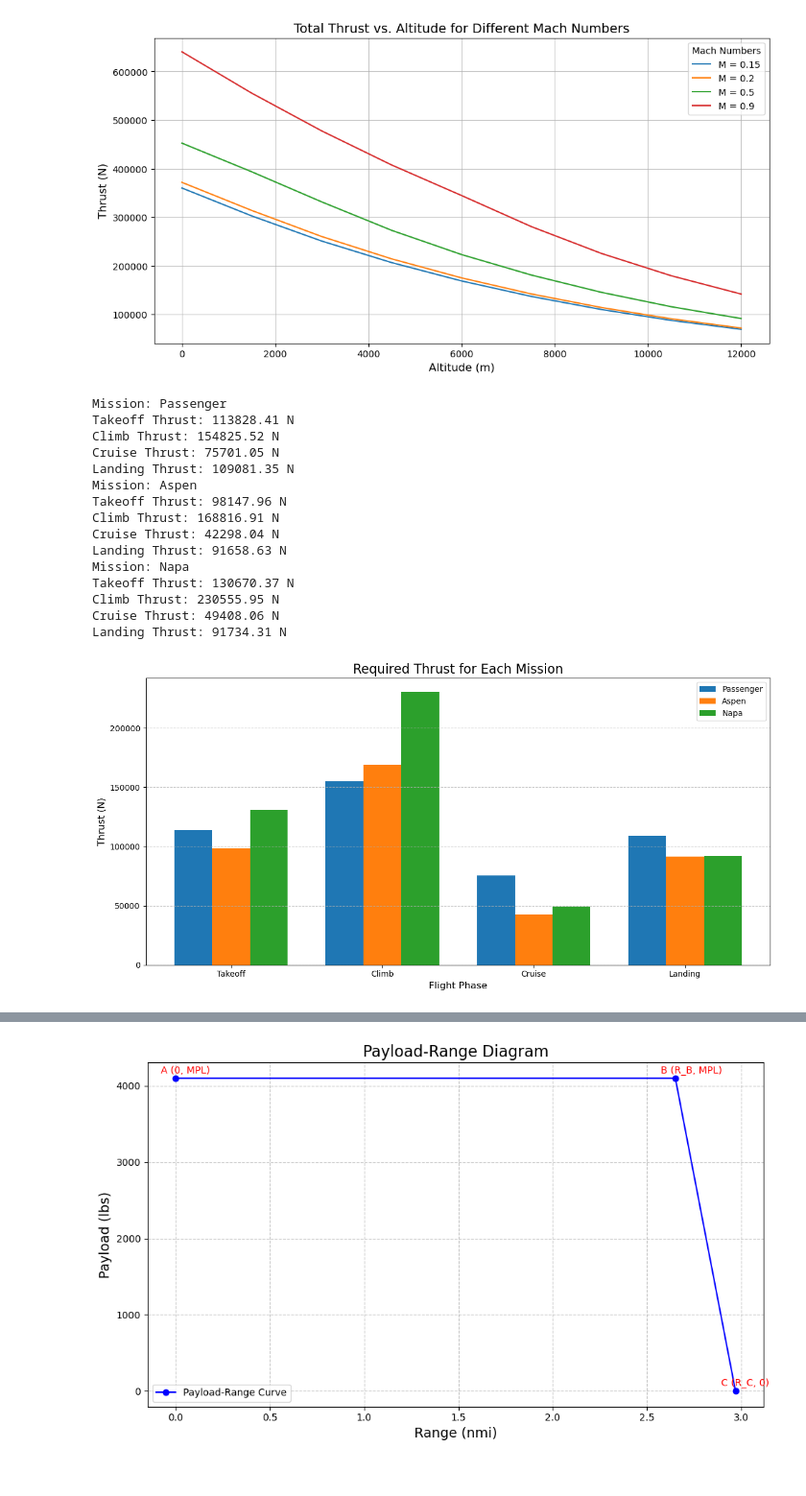
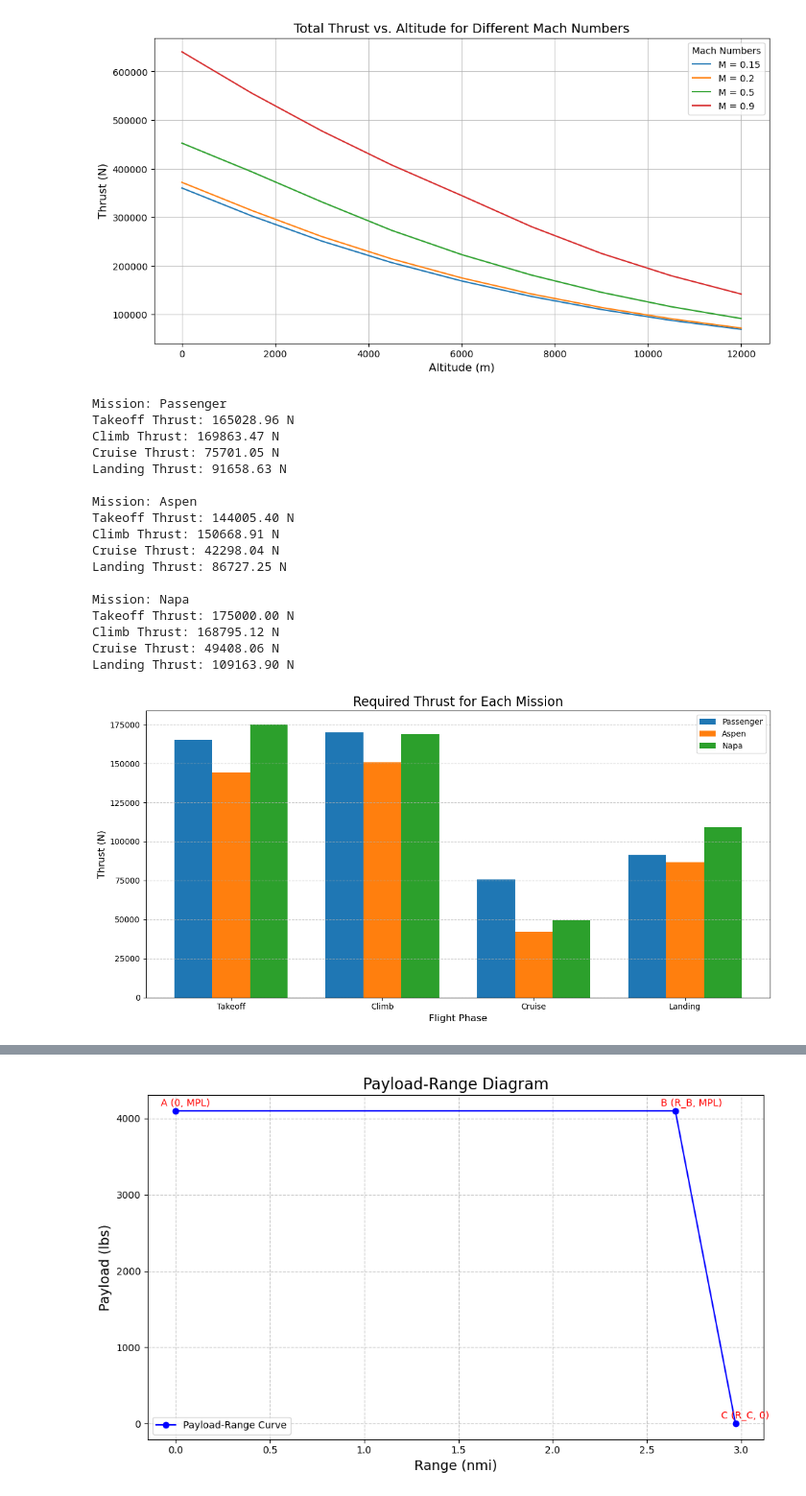
Before and after one commit to AntoineVanHoye/integrated_project, a Jupyter notebook: thrust.ipynb, the cells around one changed output, grey strips where cells are left out. Shown: that part at 96% size. Drawn from its saved outputs; the diff is of its cells as text; code cells hidden in the pictures.

```diff
--- a/thrust.ipynb
+++ b/thrust.ipynb
@@ -232,7 +241,7 @@ Landing: 19679.90 N (total for 2 engines)
 import matplotlib.pyplot as plt
 import math
 import numpy as np
-#performance analysis at different airports with respect to the given missions
+
 # Constants
 rho_sl = 1.225  # Air density at sea level (kg/m³)
 g = 9.81  # Gravitational acceleration (m/s²)
@@ -241,8 +250,8 @@ conversion_factor = 0.3048  # ft to m conversion
 # Inputs
 wing_area = 164.9  # Wing area (m²)
 Cl = [1, 0.6, 0.261, 1.5]  # CL for takeoff, climb, cruise, landing
-Cd = [0.23, 0.10, 0.03, 0.30]  # CD for takeoff, climb, cruise, landing please check the cd values especially for landing
-gamma_climb = 6  # Climb angle in degrees
+Cd = [0.23, 0.10, 0.03, 0.30]  # CD for takeoff, climb, cruise, landing
+gamma_climb = 4  #  climb angle in degrees
 
 # Mission-specific weights (in Newtons)
 weights = {
@@ -253,9 +262,9 @@ weights = {
 
 # Mission-specific altitudes and speeds (m and m/s)
 missions = {
-    "Passenger": {"altitude": [0, 5000, 12500, 0], "speeds": [70, 140, 290, 60]},
-    "Aspen": {"altitude": [0, 2500, 11000, 0], "speeds": [65, 130, 250, 55]},
-    "Napa": {"altitude": [0, 2000, 10000, 0], "speeds": [75, 150, 250, 55.0227]},
+    "Passenger": {"altitude": [0, 3000, 12500, 0], "speeds": [72, 140, 290, 55]},
+    "Aspen": {"altitude": [0, 2500, 11000, 0], "speeds": [69, 130, 250, 53.5]},
+    "Napa": {"altitude": [0, 2000, 10000, 0], "speeds": [75, 130, 250, 60.0227]},
 }
 
 # Phases
@@ -270,12 +279,15 @@ def air_density(h):
         return 0.36391  # Approximation above 11 km
 
 def dynamic_pressure(rho, V):
+    """Calculate dynamic pressure."""
     return 0.5 * rho * V**2
 
 def thrust_required(CD, q, S):
+    """Calculate thrust required to overcome drag."""
     return CD * q * S
 
 def climb_thrust(weight, gamma_deg):
+    """Calculate thrust required for climb."""
     gamma_rad = math.radians(gamma_deg)
     return weight * math.sin(gamma_rad)
 
@@ -284,7 +296,7 @@ thrust_results = {mission: [] for mission in missions}
 
 # Loop through missions
 for mission, data in missions.items():
-    print(f"Mission: {mission}")
+    print(f"\nMission: {mission}")
     W = weights[mission]
     altitudes = data["altitude"]
     speeds = data["speeds"]
@@ -292,53 +304,61 @@ for mission, data in missions.items():
     for i, phase in enumerate(phases):
         rho = air_density(altitudes[i])
         q = dynamic_pressure(rho, speeds[i])
-        T_drag = thrust_required(Cd[i], q, wing_area)
-        if phase == "Climb":
+
+        if phase == "Takeoff":
+            # Adjust takeoff thrust as 1.2 times the weight
+            Thrust_weight_ratio = 0.35  # an assumed thrust to weight ratio because i'm tired LOL
+            T = Thrust_weight_ratio * W
+        elif phase == "Climb":
+            # Climb thrust includes drag + climb requirement
+            T_drag = thrust_required(Cd[i], q, wing_area)
             T = T_drag + climb_thrust(W, gamma_climb)
         else:
-            T = T_drag
+            # Thrust for other phases only accounts for drag
+            T = thrust_required(Cd[i], q, wing_area)
+
         thrust_results[mission].append(T)
         print(f"{phase} Thrust: {T:.2f} N")
 
 # Visualization of results
 fig, ax = plt.subplots(figsize=(12, 6))
 
 x = np.arange(len(phases))
 width = 0.25  # Bar width
 
 # Plot each mission's thrust for all phases
 for i, mission in enumerate(missions):
     ax.bar(x + i * width, thrust_results[mission], width, label=mission)
 
-
 ax.set_title("Required Thrust for Each Mission", fontsize=16)
 ax.set_xlabel("Flight Phase", fontsize=12)
 ax.set_ylabel("Thrust (N)", fontsize=12)
 ax.set_xticks(x + width)
 ax.set_xticklabels(phases, fontsize=10)
 ax.legend(fontsize=10)
 ax.grid(axis='y', linestyle='--', alpha=0.7)
 
-
 plt.tight_layout()
 plt.show()
 # %% [output]
 Mission: Passenger
-Takeoff Thrust: 113828.41 N
-Climb Thrust: 154825.52 N
+Takeoff Thrust: 165028.96 N
+Climb Thrust: 169863.47 N
 Cruise Thrust: 75701.05 N
-Landing Thrust: 109081.35 N
+Landing Thrust: 91658.63 N
+
 Mission: Aspen
-Takeoff Thrust: 98147.96 N
-Climb Thrust: 168816.91 N
+Takeoff Thrust: 144005.40 N
+Climb Thrust: 150668.91 N
 Cruise Thrust: 42298.04 N
-Landing Thrust: 91658.63 N
+Landing Thrust: 86727.25 N
+
 Mission: Napa
-Takeoff Thrust: 130670.37 N
-Climb Thrust: 230555.95 N
+Takeoff Thrust: 175000.00 N
+Climb Thrust: 168795.12 N
 Cruise Thrust: 49408.06 N
-Landing Thrust: 91734.31 N
+Landing Thrust: 109163.90 N
-[figure, old version]
+[figure, new version]
 # %%
 import matplotlib.pyplot as plt
 import numpy as np
```
Also changed, not shown: parts of 3 cells of this notebook.
